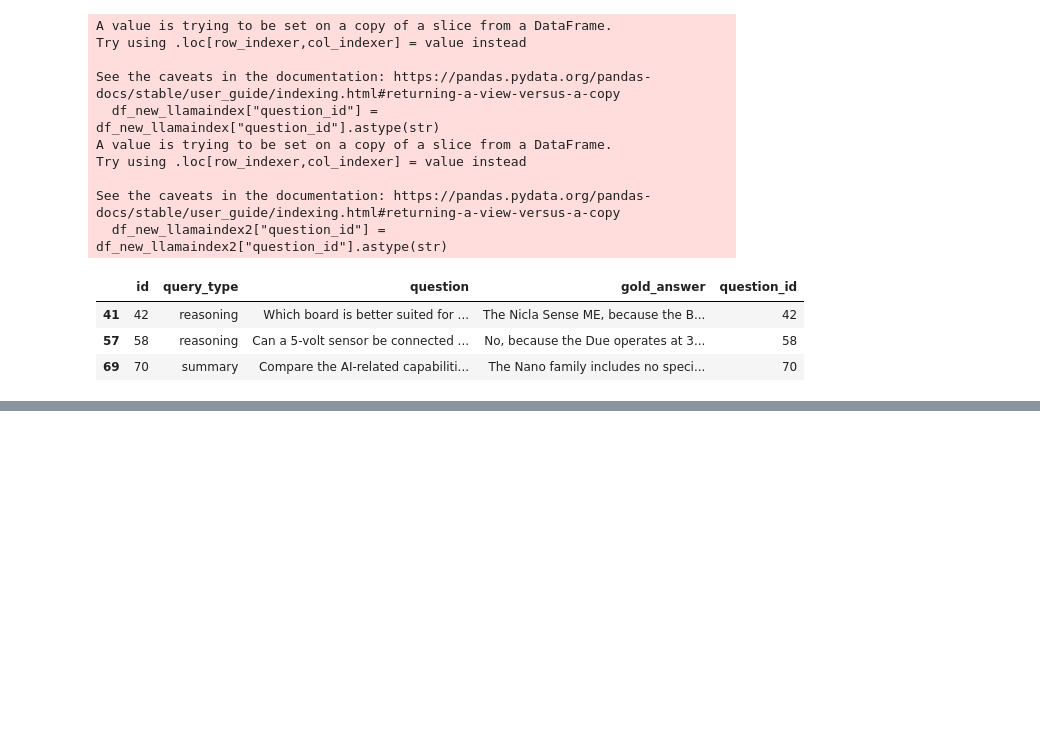
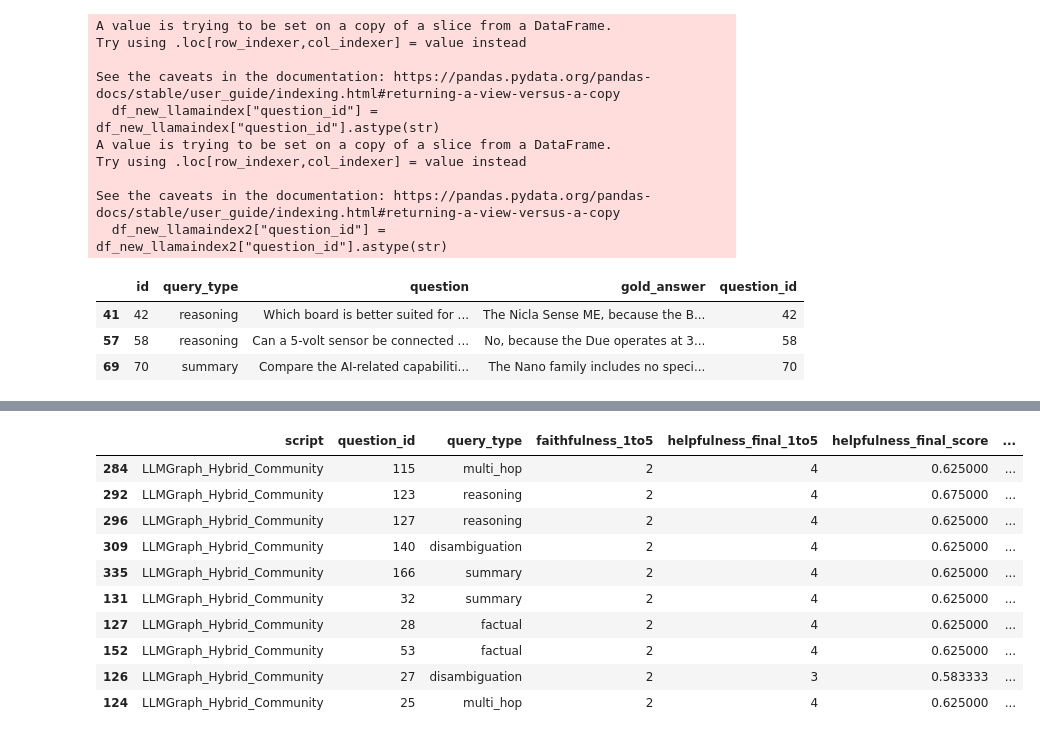
Before and after one commit to nasibatuychieva/master_thesis-rag, a Jupyter notebook: main/evaluation/judge_results/check_results.ipynb, the cells around one changed output, grey strips where cells are left out. Cells and saved outputs as stored; diff of their text form; code cells hidden in the pictures; blank space fills up the shorter version.

```diff
--- a/main/evaluation/judge_results/check_results.ipynb
+++ b/main/evaluation/judge_results/check_results.ipynb
@@ -252,7 +300,7 @@ df_new_1 = pd.read_csv(CSV_PATH_NEW)
 # %%
 df_new = (
     pd.concat(
-        [ df_new_11, df_new_10,df_new_9, df_new_8,df_new_7, df_new_6, df_new_5, df_new_4, df_new_3, df_new_2, df_new_1],
+        [ df_new_13, df_new_12, df_new_11, df_new_10,df_new_9, df_new_8,df_new_7, df_new_6, df_new_5, df_new_4, df_new_3, df_new_2, df_new_1],
         axis=0
     )
     .drop_duplicates()
@@ -1283,0 +1434,17 @@ with GraphDatabase.driver(URI, auth=AUTH) as driver:
+# %%
+
+N = 50  # wie viele du willst
+
+
+score_col = "faithfulness_1to5"
+df_newest_combi[score_col] = pd.to_numeric(df_newest_combi[score_col], errors="coerce")
+
+worst_overall = (
+    df_newest_combi
+    .dropna(subset=[score_col])
+    .sort_values(score_col, ascending=True)
+    .head(N)
+    .loc[:, ["script","question_id","query_type", score_col]]
+)
+
+worst_overall
@@ -1283,0 +1469,71 @@ with GraphDatabase.driver(URI, auth=AUTH) as driver:
+# %%
+import pandas as pd
+
+# ============================================================
+# CONFIG – NUR HIER ÄNDERN
+# ============================================================
+score_col = "faithfulness_1to5"     # z.B. "helpfulness_final_score"
+script_name = "LLMGraph_Hybrid_Community"                # z.B. "rag_chat.py" oder "rag_chat_graph.py"
+N = 10
+
+# ============================================================
+# LOGIK – NICHT MEHR ANFASSEN
+# ============================================================
+if score_col not in df_newest_combi.columns:
+    raise ValueError(f"score_col '{score_col}' not found. Available: {list(df_newest_combi.columns)}")
+
+if script_name != "ALL" and script_name not in df_newest_combi["script"].unique():
+    raise ValueError(f"script_name '{script_name}' not found in df_newest_combi['script'].")
+
+df_tmp = df_newest_combi.copy()
+
+# optional: nach Script filtern
+if script_name != "ALL":
+    df_tmp = df_tmp[df_tmp["script"] == script_name].copy()
+
+# robust cast
+df_tmp[score_col] = pd.to_numeric(df_tmp[score_col], errors="coerce")
+
+# Spalten, die du immer sehen willst (ohne Duplikate)
+base_cols = ["script", "question_id", "query_type"]
+always_show = [
+    "helpfulness_final_1to5",
+    "helpfulness_final_score",
+    "answer_relevance_score",
+    "answer_relevance_1to5",
+    "completeness_score",
+    "completeness_1to5",
+    "faithfulness_score",
+    "faithfulness_1to5",
+    "correctness_category",
+    "correctness_coverage",
+    "correctness_coverage_1to5",
+    "correctness_error_severity",
+    "helpfulness_justification",
+    "metrics_json",
+]
+
+show_cols = base_cols + [score_col] + [c for c in always_show if c != score_col]
+show_cols = [c for c in show_cols if c in df_tmp.columns]  # falls mal was fehlt
+
+worst_overall = (
+    df_tmp
+    .dropna(subset=[score_col])
+    .sort_values(score_col, ascending=True)  # kleinster Wert = schlechtester
+    .head(N)
+    .loc[:, show_cols]
+)
+
+worst_overall
+# %% [output]
+|  | script | question_id | query_type | faithfulness_1to5 | helpfulness_final_1to5 | helpfulness_final_score | ... |
+| 284 | LLMGraph_Hybrid_Community | 115 | multi_hop | 2 | 4 | 0.625000 | ... |
+| 292 | LLMGraph_Hybrid_Community | 123 | reasoning | 2 | 4 | 0.675000 | ... |
+| 296 | LLMGraph_Hybrid_Community | 127 | reasoning | 2 | 4 | 0.625000 | ... |
+| 309 | LLMGraph_Hybrid_Community | 140 | disambiguation | 2 | 4 | 0.625000 | ... |
+| 335 | LLMGraph_Hybrid_Community | 166 | summary | 2 | 4 | 0.625000 | ... |
+| 131 | LLMGraph_Hybrid_Community | 32 | summary | 2 | 4 | 0.625000 | ... |
+| 127 | LLMGraph_Hybrid_Community | 28 | factual | 2 | 4 | 0.625000 | ... |
+| 152 | LLMGraph_Hybrid_Community | 53 | factual | 2 | 4 | 0.625000 | ... |
+| 126 | LLMGraph_Hybrid_Community | 27 | disambiguation | 2 | 3 | 0.583333 | ... |
+| 124 | LLMGraph_Hybrid_Community | 25 | multi_hop | 2 | 4 | 0.625000 | ... |
```
Also changed, not shown: parts of 35 cells of this notebook, 35 other files.
